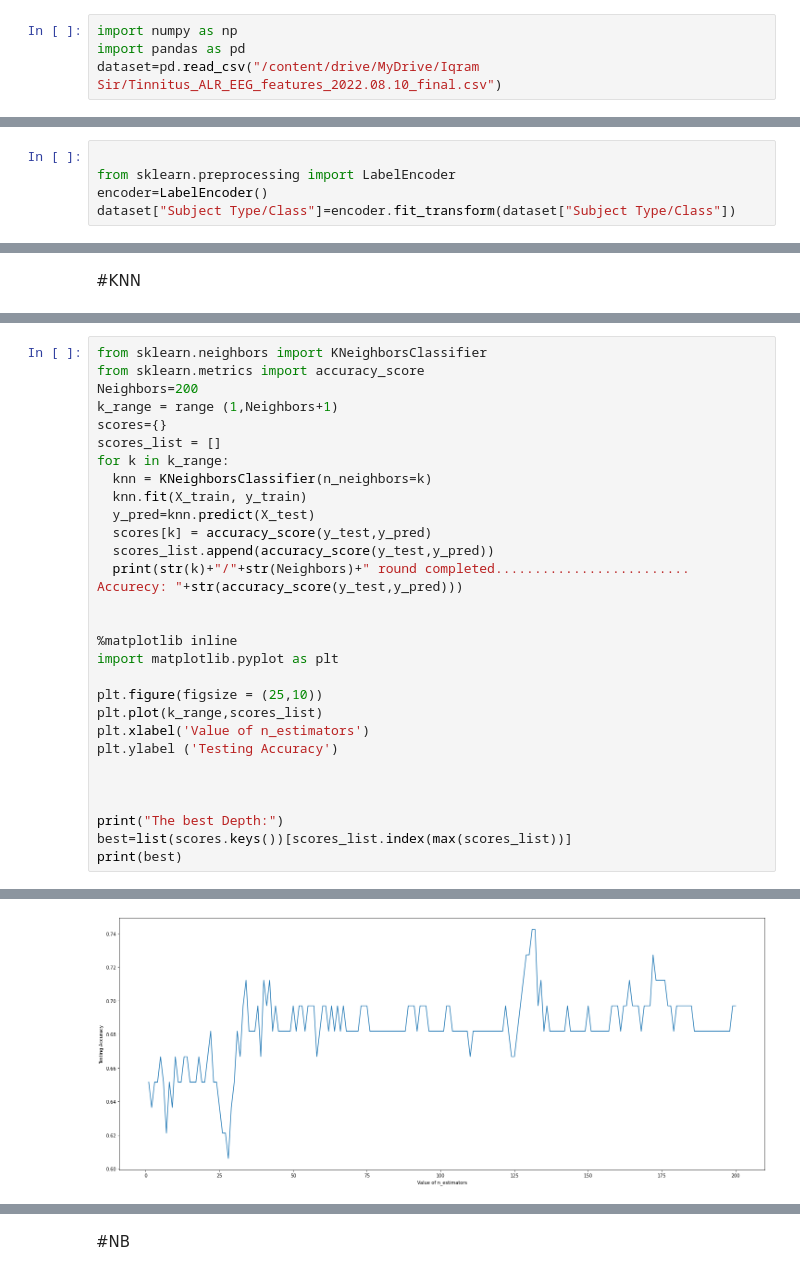
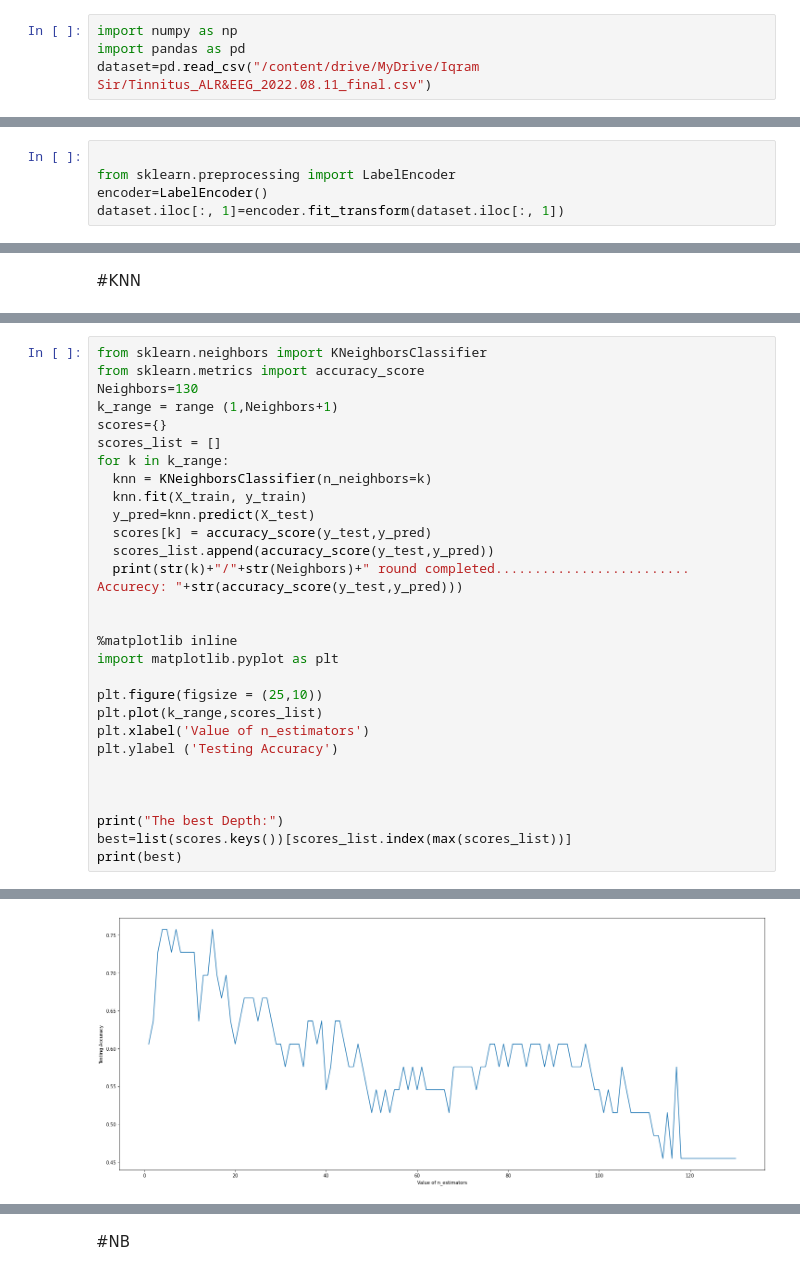
Before and after one commit to RafsanJany-44/ARC_Machine, a Jupyter notebook: Dynamic_ML_Tunning_with_featSelect_SHAP_ROC_.ipynb, the cells around one changed output, grey strips where cells are left out. Drawn from its saved outputs; the diff is of its cells as text.

```diff
--- a/Dynamic_ML_Tunning_with_featSelect_SHAP_ROC_.ipynb
+++ b/Dynamic_ML_Tunning_with_featSelect_SHAP_ROC_.ipynb
@@ -8,7 +8,7 @@ Drive already mounted at /content/drive; to attempt to forcibly remount, call dr
 # %%
 import numpy as np
 import pandas as pd
-dataset=pd.read_csv("/content/drive/MyDrive/Iqram Sir/Tinnitus_ALR_EEG_features_2022.08.10_final.csv")
+dataset=pd.read_csv("/content/drive/MyDrive/Iqram Sir/Tinnitus_ALR&EEG_2022.08.11_final.csv")
 # %%
 dataset.head()
 # %% [output]
@@ -23,7 +23,7 @@ dataset.head()
 
 from sklearn.preprocessing import LabelEncoder
 encoder=LabelEncoder()
-dataset["Subject Type/Class"]=encoder.fit_transform(dataset["Subject Type/Class"])
+dataset.iloc[:, 1]=encoder.fit_transform(dataset.iloc[:, 1])
 # %%
 X = dataset.iloc[:, 4:]
 y = dataset.iloc[:, 1]
@@ -837,7 +848,7 @@ Accurecy:  0.6666666666666666
 # %%
 from sklearn.neighbors import KNeighborsClassifier
 from sklearn.metrics import accuracy_score
-Neighbors=200
+Neighbors=130
 k_range = range (1,Neighbors+1)
 scores={}
 scores_list = []
@@ -884,4 +895,4 @@ The best Depth:
-[figure, old version]
+[figure, new version]
 # %%
 from sklearn.neighbors import KNeighborsClassifier
 knn_neighbors = KNeighborsClassifier(n_neighbors=best)
```
Also changed, not shown: parts of 45 cells of this notebook.
